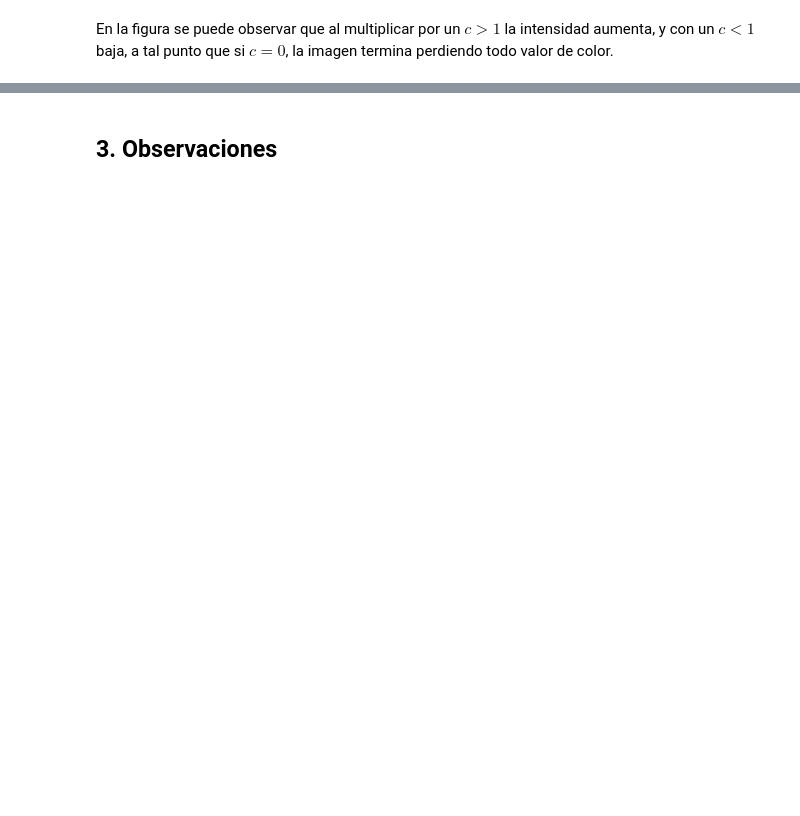
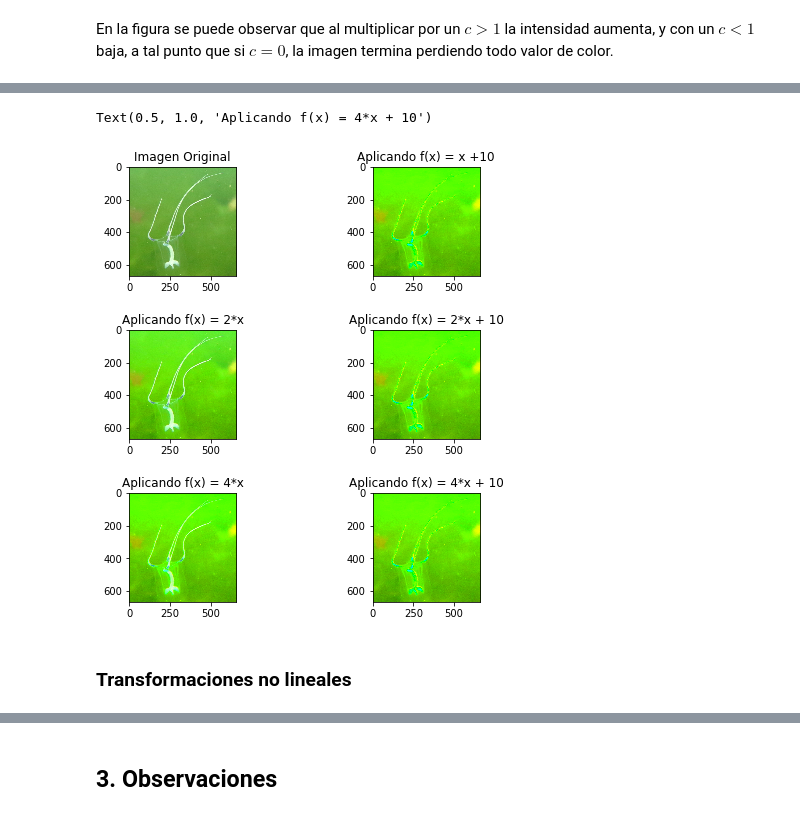
Before and after one commit to munshkr/vc-2018-2c, a Jupyter notebook: practicas/P2_Color.ipynb, the cells around one changed output, grey strips where cells are left out. Drawn from its saved outputs; the diff is of its cells as text; code cells hidden in the pictures; blank space fills up the shorter version.

```diff
--- a/practicas/P2_Color.ipynb
+++ b/practicas/P2_Color.ipynb
@@ -300,0 +330,38 @@ En la figura se puede observar que al multiplicar por un $c > 1$ la intensidad a
+# %%
+def tr_linear_transformation_saturation(img, factor_a, factor_b):
+    return transform_hsi(img, lambda h, s, i: (h, np.clip(s * factor_a + factor_b, 0, 1), i))
+# %%
+sat_2_0 = tr_linear_transformation_saturation(img, 2, 0)
+sat_2_10 = tr_linear_transformation_saturation(img, 2, 10)
+sat_4_0 = tr_linear_transformation_saturation(img, 4, 0)
+sat_4_10 = tr_linear_transformation_saturation(img, 4, 10)
+sat_1_10 = tr_linear_transformation_saturation(img, 1, 10)
+# %%
+fig, ((a,b), (c, d), (e, f)) = plt.subplots(3, 2)
+fig.subplots_adjust(hspace=.5)
+fig.set_figwidth(8)
+fig.set_figheight(8)
+
+
+a.set_title("Imagen Original")
+a.imshow(img, vmin=0, vmax=L-1)
+
+b.set_title("Aplicando f(x) = x +10")
+b.imshow(sat_1_10, vmin=0, vmax=L-1)
+
+c.imshow(sat_2_0, vmin=0, vmax=L-1)
+c.set_title("Aplicando f(x) = 2*x")
+
+d.imshow(sat_2_10, vmin=0, vmax=L-1)
+d.set_title("Aplicando f(x) = 2*x + 10")
+
+e.imshow(sat_4_0, vmin=0, vmax=L-1)
+e.set_title("Aplicando f(x) = 4*x")
+
+f.imshow(sat_4_10, vmin=0, vmax=L-1)
+f.set_title("Aplicando f(x) = 4*x + 10")
+# %% [output]
+Text(0.5, 1.0, 'Aplicando f(x) = 4*x + 10')
+[figure, added]
+# %% [markdown]
+### Transformaciones no lineales
```
Also changed, not shown: parts of 18 cells of this notebook.
